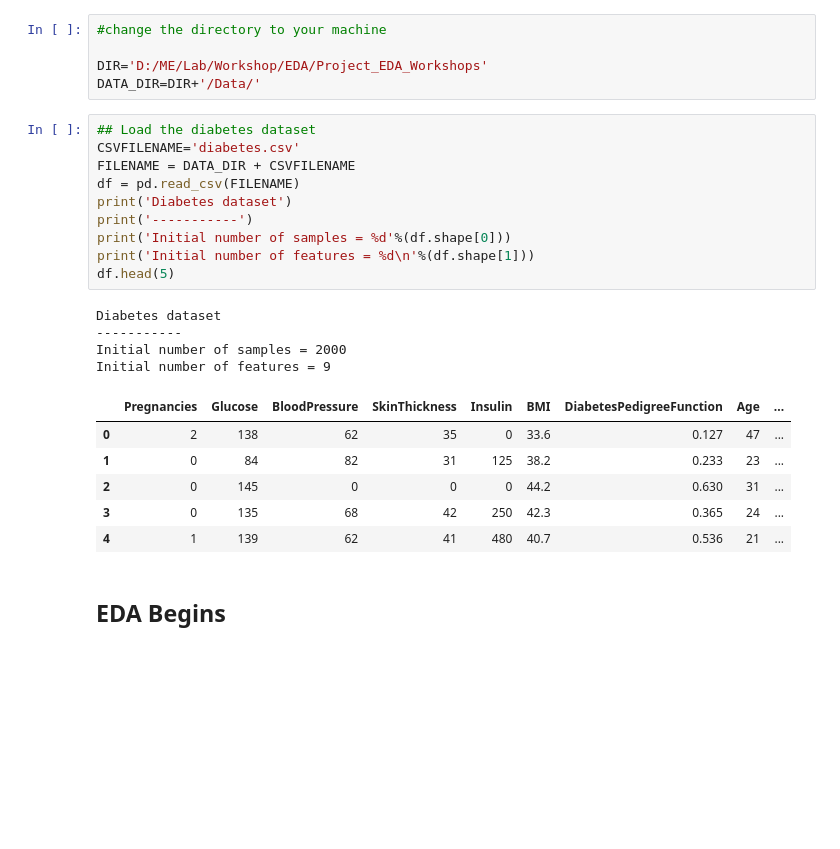
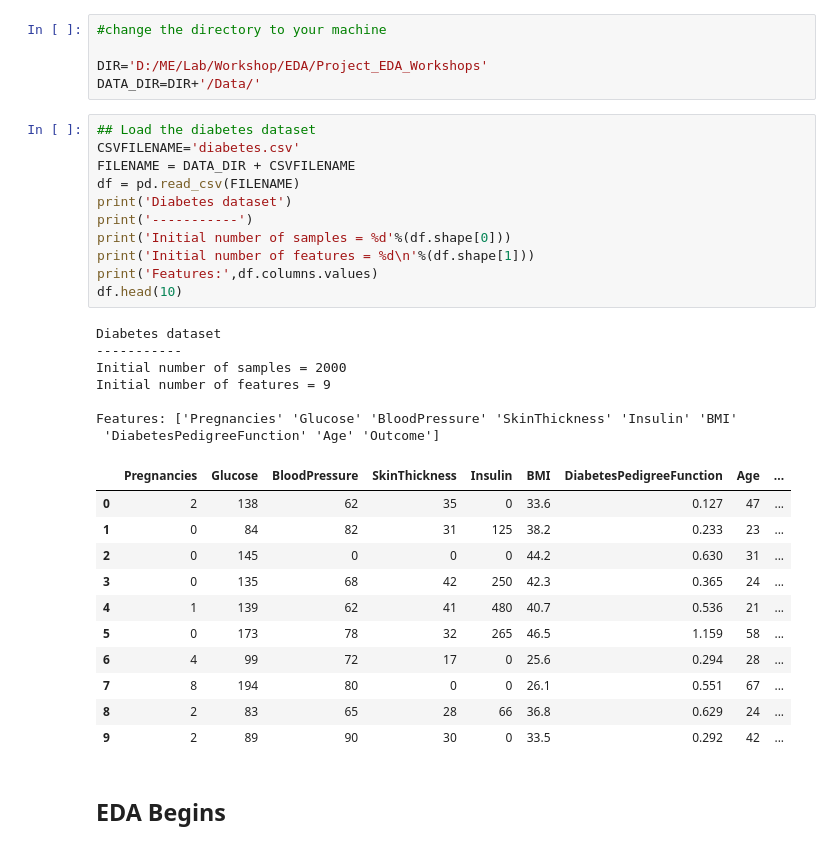
Before and after one commit to adityab24840/Project_EDA_Workshop, a Jupyter notebook: EDA.ipynb, the cells around one changed output. Cells and saved outputs as stored; diff of their text form; blank space fills up the shorter version.

```diff
--- a/EDA.ipynb
+++ b/EDA.ipynb
@@ -40,24 +40,33 @@ DATA_DIR=DIR+'/Data/'
 # %%
 ## Load the diabetes dataset
 CSVFILENAME='diabetes.csv'
 FILENAME = DATA_DIR + CSVFILENAME
 df = pd.read_csv(FILENAME)
 print('Diabetes dataset')
 print('-----------')
 print('Initial number of samples = %d'%(df.shape[0]))
 print('Initial number of features = %d\n'%(df.shape[1]))
-df.head(5)
+print('Features:',df.columns.values)
+df.head(10)
 # %% [output]
 Diabetes dataset
 -----------
 Initial number of samples = 2000
 Initial number of features = 9
+
+Features: ['Pregnancies' 'Glucose' 'BloodPressure' 'SkinThickness' 'Insulin' 'BMI'
+ 'DiabetesPedigreeFunction' 'Age' 'Outcome']
 |  | Pregnancies | Glucose | BloodPressure | SkinThickness | Insulin | BMI | DiabetesPedigreeFunction | Age | ... |
 | 0 | 2 | 138 | 62 | 35 | 0 | 33.6 | 0.127 | 47 | ... |
 | 1 | 0 | 84 | 82 | 31 | 125 | 38.2 | 0.233 | 23 | ... |
 | 2 | 0 | 145 | 0 | 0 | 0 | 44.2 | 0.630 | 31 | ... |
 | 3 | 0 | 135 | 68 | 42 | 250 | 42.3 | 0.365 | 24 | ... |
 | 4 | 1 | 139 | 62 | 41 | 480 | 40.7 | 0.536 | 21 | ... |
+| 5 | 0 | 173 | 78 | 32 | 265 | 46.5 | 1.159 | 58 | ... |
+| 6 | 4 | 99 | 72 | 17 | 0 | 25.6 | 0.294 | 28 | ... |
+| 7 | 8 | 194 | 80 | 0 | 0 | 26.1 | 0.551 | 67 | ... |
+| 8 | 2 | 83 | 65 | 28 | 66 | 36.8 | 0.629 | 24 | ... |
+| 9 | 2 | 89 | 90 | 30 | 0 | 33.5 | 0.292 | 42 | ... |
 # %% [markdown]
 ## EDA Begins
 # %%
```
Also changed, not shown: parts of 3 cells of this notebook, 2 other files.
